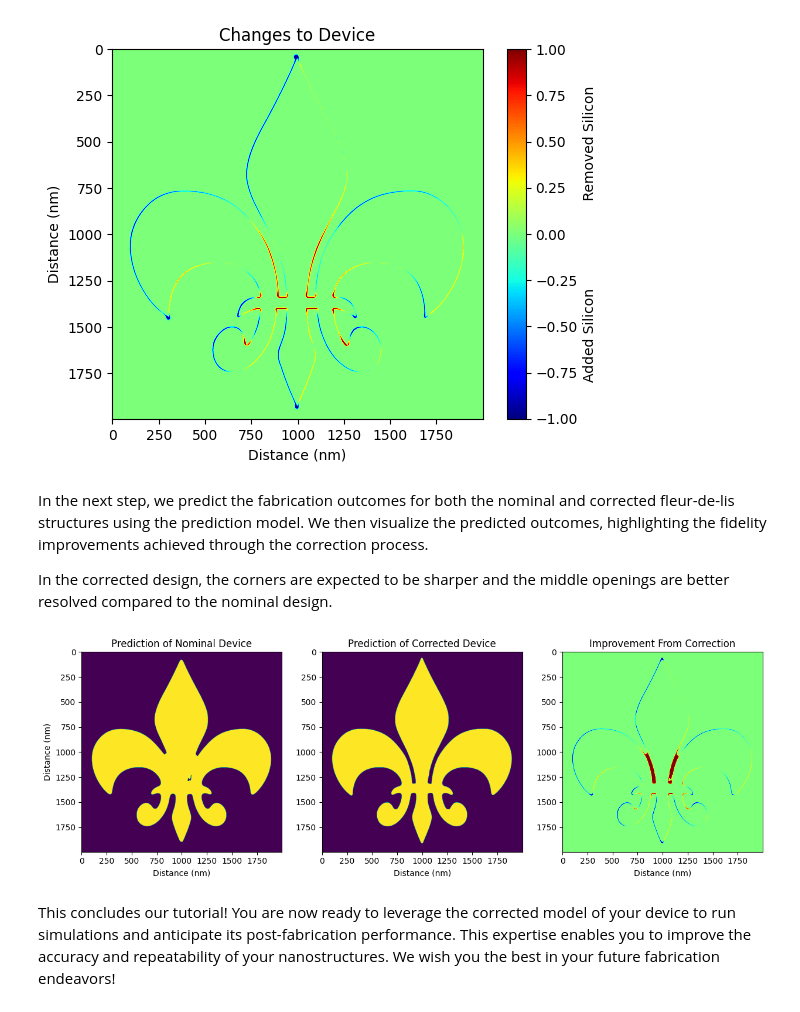
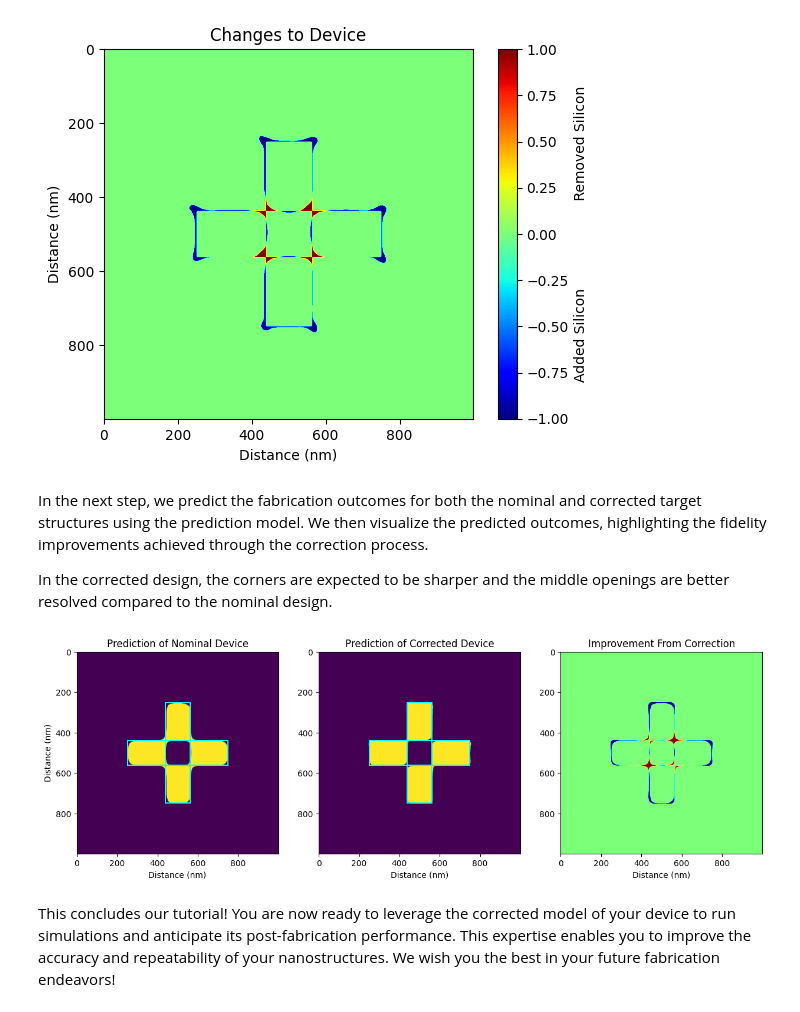
Before and after one commit to PreFab-Photonics/PreFab, a Jupyter notebook: examples/3_correction.ipynb, the cells around one changed output. Saved outputs shown, nothing was run; the diff lists cells and outputs as text; code cells hidden in the pictures.

```diff
--- a/examples/3_correction.ipynb
+++ b/examples/3_correction.ipynb
@@ -14,8 +14,8 @@ Initially, we prepare a device image for correction. This involves loading an im
 
 Please remember that the image scale should be 1 nm/px. If it's not, ensure you specify the actual length of the device image (in nm) when loading the image.
 # %%
-IMG_LENGTH_NM = 2000
-device = pf.load_device_img(path='../devices/fleur.png', img_length_nm=IMG_LENGTH_NM)
+IMG_LENGTH_NM = 1000
+device = pf.load_device_img(path='../devices/target_32x128_256x256.png', img_length_nm=IMG_LENGTH_NM)
 
 plt.imshow(device)
 plt.title('Nominal Device')
@@ -31,8 +31,8 @@ At this point, we will opt for a binarized output. By default, the corrector pro
 # %%
 # Performance note: The first prediction might take longer as the cloud server starts and loads the necessary model(s). Subsequent predictions should be quicker.
-MODEL_NAME = 'c_ANT_NanoSOI_v5'
-MODEL_NUM = 'd4'
-correction = pf.predict(device=device, model_name=MODEL_NAME, model_num=MODEL_NUM, binarize=True)
+MODEL_NAME = 'ANT_NanoSOI'
+MODEL_TAG = 'v5-d4'
+correction = pf.correct(device=device, model_name=MODEL_NAME, model_tag=MODEL_TAG, binarize=True)
 
 plt.imshow(pf.binarize(correction))
 plt.title('Corrected Device')
@@ -53,33 +53,30 @@ cb = plt.colorbar()
 cb.set_label('Added Silicon                    Removed Silicon')
 plt.show()
 # %% [output]
-[figure, old version]
+[figure, new version]
 # %% [markdown]
-In the next step, we predict the fabrication outcomes for both the nominal and corrected fleur-de-lis structures using the prediction model. We then visualize the predicted outcomes, highlighting the fidelity improvements achieved through the correction process.
+In the next step, we predict the fabrication outcomes for both the nominal and corrected target structures using the prediction model. We then visualize the predicted outcomes, highlighting the fidelity improvements achieved through the correction process.
 
 In the corrected design, the corners are expected to be sharper and the middle openings are better resolved compared to the nominal design.
 # %%
-MODEL_NAME = 'p_ANT_NanoSOI_v5'
-MODEL_NUM = 'd4'
-outcome = pf.predict(device=correction, model_name=MODEL_NAME, model_num=MODEL_NUM, binarize=True)
-
-MODEL_NAME = 'p_ANT_NanoSOI_v5'
-MODEL_NUM = 'd4'
-prediction = pf.predict(device=device, model_name=MODEL_NAME, model_num=MODEL_NUM, binarize=True)
+outcome = pf.predict(device=correction, model_name=MODEL_NAME, model_tag=MODEL_TAG, binarize=True)
+prediction = pf.predict(device=device, model_name=MODEL_NAME, model_tag=MODEL_TAG, binarize=True)
 
 fig, axs = plt.subplots(1, 3, figsize=(15, 5))
 axs[0].imshow(prediction)
+axs[0].imshow(pf.generate_device_contour(device), cmap='cool')
 axs[0].set_title('Prediction of Nominal Device')
 axs[0].set_ylabel('Distance (nm)')
 axs[0].set_xlabel('Distance (nm)')
 axs[1].imshow(outcome)
+axs[1].imshow(pf.generate_device_contour(device), cmap='cool')
 axs[1].set_title('Prediction of Corrected Device')
 axs[1].set_xlabel('Distance (nm)')
 axs[2].imshow(prediction - outcome, cmap='jet', vmin=-1, vmax=1)
 axs[2].set_title('Improvement From Correction')
 axs[2].set_xlabel('Distance (nm)')
 plt.show()
 # %% [output]
-[figure, old version]
+[figure, new version]
 # %% [markdown]
 This concludes our tutorial! You are now ready to leverage the corrected model of your device to run simulations and anticipate its post-fabrication performance. This expertise enables you to improve the accuracy and repeatability of your nanostructures. We wish you the best in your future fabrication endeavors!
```
Also changed, not shown: parts of 6 cells of this notebook, 2 other files.
